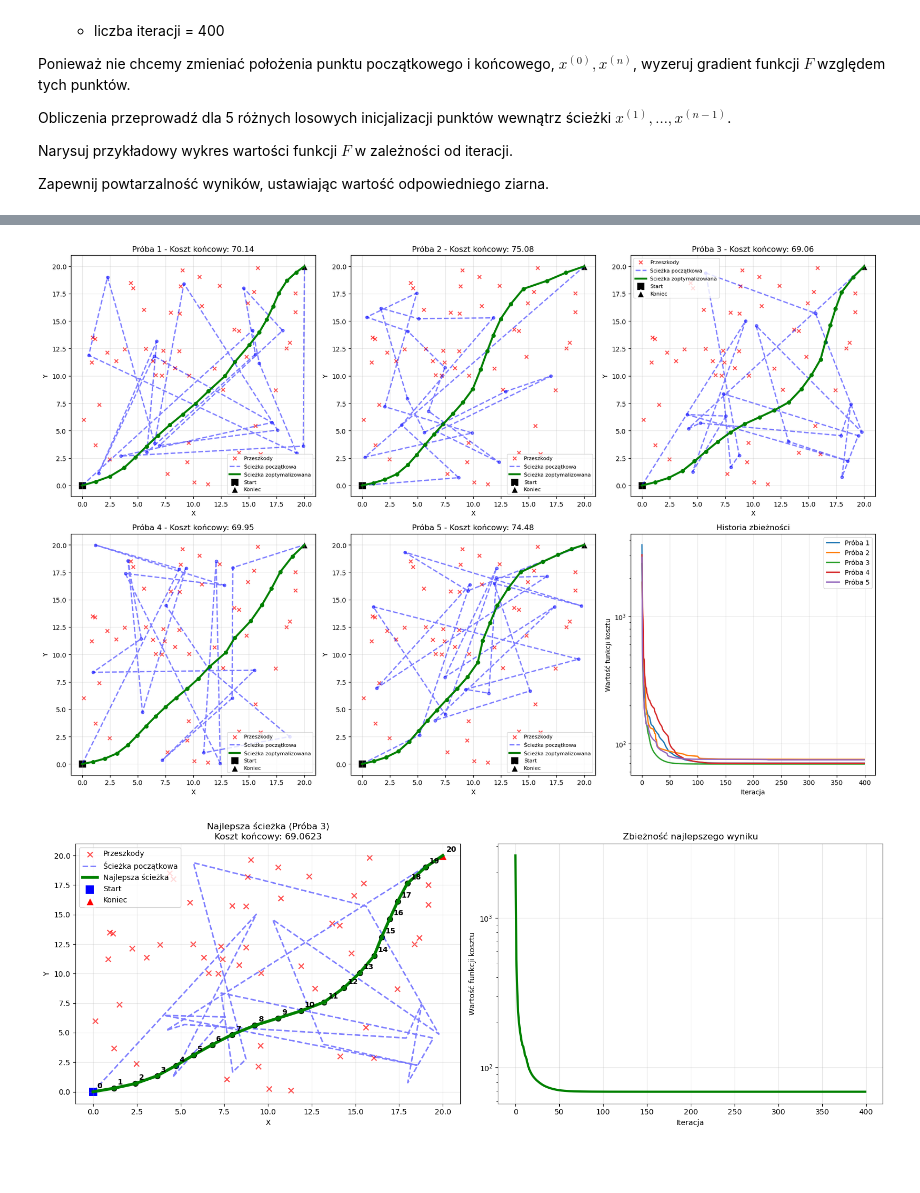
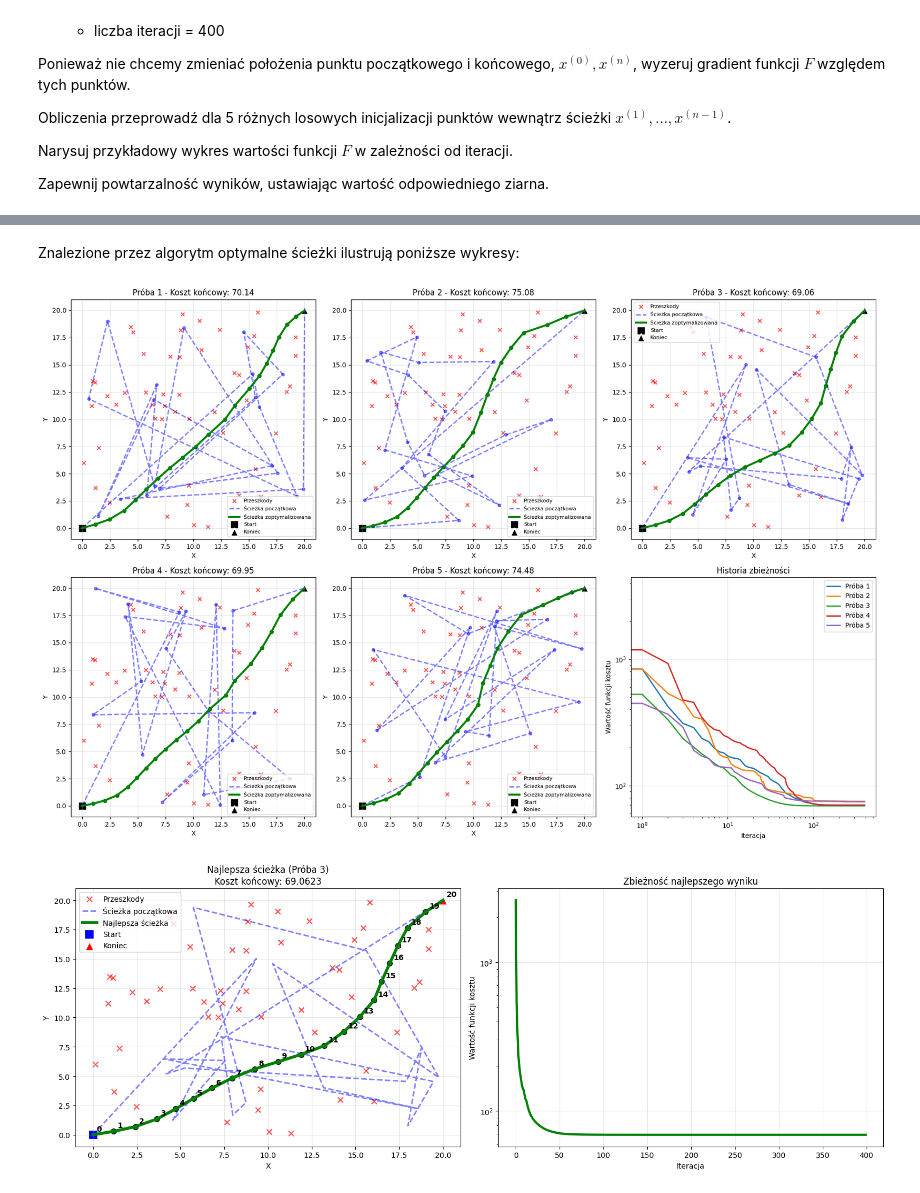
Before and after one commit to depebul/MOWNIT, a Jupyter notebook: lab11/mownit_lab11.ipynb, the cells around one changed output, grey strips where cells are left out. Cells and saved outputs as stored; diff of their text form; code cells hidden in the pictures; blank space fills up the shorter version.

```diff
--- a/lab11/mownit_lab11.ipynb
+++ b/lab11/mownit_lab11.ipynb
@@ -283,23 +289,19 @@ def cost(X):
 def grad_cost(X):
     gradient = np.zeros_like(X)
 
-    # Gradient dla punktów środkowych (1 do n-1)
     for i in range(1, n):
-        # Składnik od przeszkód
         for j in range(k):
             diff = X[i] - R[j]
             norm_sq = np.linalg.norm(diff) ** 2
             gradient[i] += -2 * l_1 * diff / (eps + norm_sq) ** 2
 
-        # Składnik od długości ścieżki
         gradient[i] += (
             -2 * l_2 * (X[i + 1] - X[i])
-        )  # pochodna względem x[i] z ||x[i+1] - x[i]||^2
+        )
         gradient[i] += (
             2 * l_2 * (X[i] - X[i - 1])
-        )  # pochodna względem x[i] z ||x[i] - x[i-1]||^2
+        )
 
-    # Gradient dla punktów końcowych jest zerowy (stałe)
     gradient[0] = 0
     gradient[-1] = 0
 
@@ -318,10 +320,6 @@ def line_search(X):
 
         alpha = golden(helper(copyX, -grad))
 
-        print(
-            f"Step: {i}, Alpha: {alpha}, Cost: {cost(copyX)}, Grad Norm: {np.linalg.norm(grad)}"
-        )
-
         copyX += alpha * (-grad)
 
         if i > 0 and abs(costs[-1] - costs[-2]) < eps:
@@ -376,3 +356,5 @@ Próba 5: 74.477471
+# %% [markdown]
+Znalezione przez algorytm optymalne ścieżki ilustrują poniższe wykresy:
 # %%
 def plot_robot_paths():
     """Rysuje ścieżki robota z wszystkich 5 prób"""
@@ -425,34 +407,35 @@ def plot_robot_paths():
             label="Koniec",
             edgecolors="white",
             linewidth=2,
         )
 
         ax.set_xlim(-1, 21)
         ax.set_ylim(-1, 21)
         ax.grid(True, alpha=0.3)
         ax.legend(fontsize=8)
         ax.set_title(f"Próba {i + 1} - Koszt końcowy: {costs[i][-1]:.2f}")
         ax.set_xlabel("X")
         ax.set_ylabel("Y")
 
     ax = axes_flat[5]
     for i, cost_history in enumerate(costs):
         ax.plot(cost_history, label=f"Próba {i + 1}", linewidth=2)
 
     ax.set_xlabel("Iteracja")
     ax.set_ylabel("Wartość funkcji kosztu")
     ax.set_title("Historia zbieżności")
     ax.legend()
     ax.grid(True, alpha=0.3)
     ax.set_yscale("log")
+    ax.set_xscale("log")
 
     plt.tight_layout()
     plt.show()
 
 
 plot_robot_paths()
 # %% [output]
-[figure, old version]
+[figure, new version]
 # %%
 def plot_best_result():
     """Rysuje najlepszy wynik z większymi szczegółami"""
```
Also changed, not shown: parts of 9 cells of this notebook.
